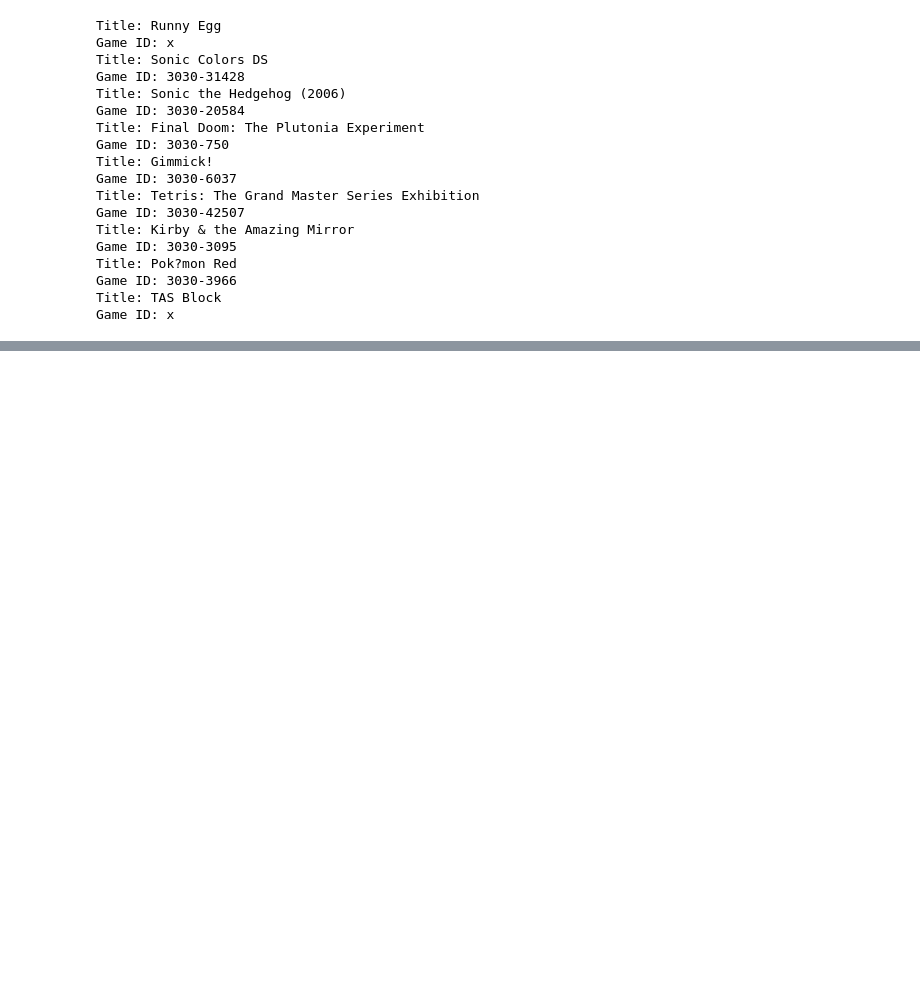
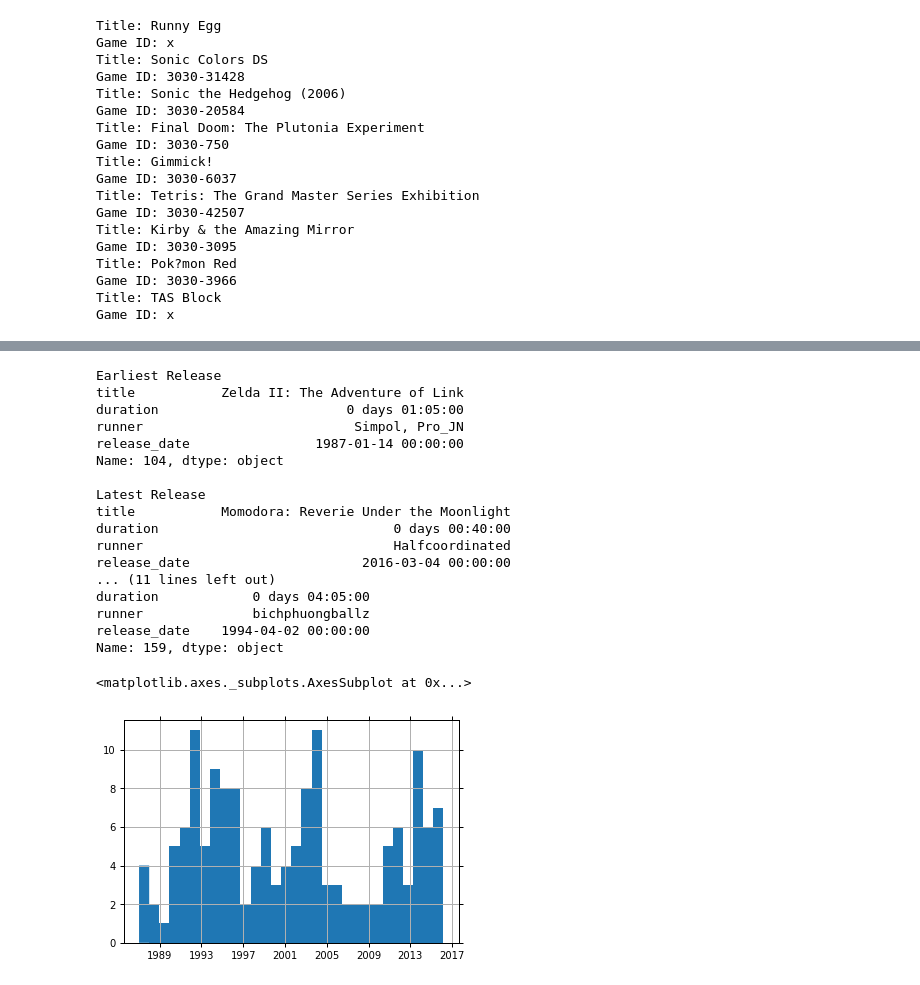
Before and after one commit to bcongdon/Data-Science-Projects, a Jupyter notebook: SGDQ Schedule Analysis.ipynb, the cells around one changed output, grey strips where cells are left out. Drawn from its saved outputs; the diff is of its cells as text; code cells hidden in the pictures; blank space fills up the shorter version.

```diff
--- a/SGDQ Schedule Analysis.ipynb
+++ b/SGDQ Schedule Analysis.ipynb
@@ -155,0 +143,45 @@ dtype: int64
+# %%
+
+actual_games[0]['data']
+game_frame = pd.DataFrame()
+
+game_frame['title'] = [x['title'] for x in actual_games]
+game_frame['duration'] = [str(x['duration']) for x in actual_games]
+game_frame['runner'] = [x['runner'] for x in actual_games]
+game_frame['release_date'] = [x['data']['original_release_date'] if 'original_release_date'
+                           in x['data'] else None for x in actual_games]
+game_frame['release_date'] = pd.to_datetime(game_frame['release_date'])
+game_frame['duration'] = pd.to_timedelta(game_frame['duration'])
+
+print "\nEarliest Release"
+print game_frame.ix[game_frame['release_date'].idxmin()]
+print "\nLatest Release"
+print game_frame.ix[game_frame['release_date'].idxmax()]
+
+print "\nMin Duration"
+print game_frame.ix[game_frame['duration'].idxmin()]
+print "\nMax Duration"
+print game_frame.ix[game_frame['duration'].idxmax()]
+
+
+game_frame['release_date'].hist(bins=30)
+# %% [output]
+Earliest Release
+title           Zelda II: The Adventure of Link
+duration                        0 days 01:05:00
+runner                           Simpol, Pro_JN
+release_date                1987-01-14 00:00:00
+Name: 104, dtype: object
+
+Latest Release
+title           Momodora: Reverie Under the Moonlight
+duration                              0 days 00:40:00
+runner                                Halfcoordinated
+release_date                      2016-03-04 00:00:00
+... (11 lines left out)
+duration            0 days 04:05:00
+runner              bichphuongballz
+release_date    1994-04-02 00:00:00
+Name: 159, dtype: object
+<matplotlib.axes._subplots.AxesSubplot at 0x...>
+[figure, added]
```
Also changed, not shown: parts of 3 cells of this notebook.
